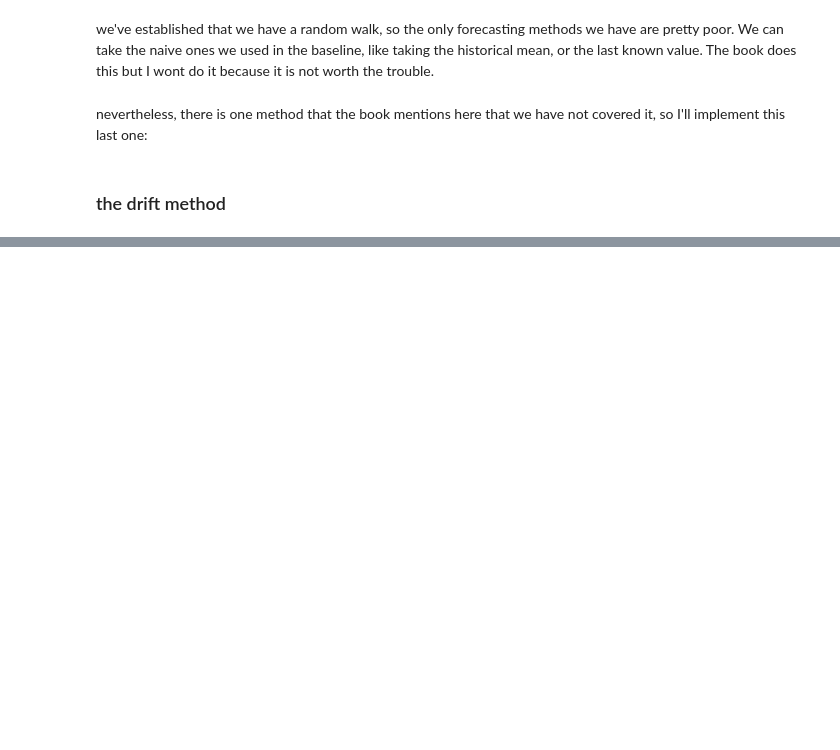
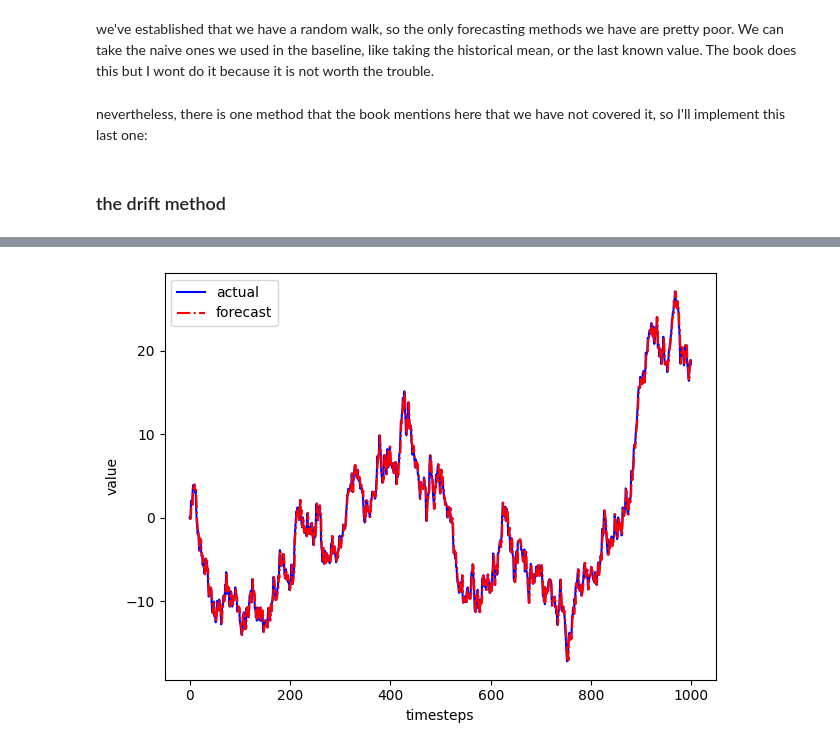
Before and after one commit to bsantanad/time-series, a Jupyter notebook: ch3_random_walk/random_walk.ipynb, the cells around one changed output, grey strips where cells are left out. Cells and saved outputs as stored; diff of their text form; code cells hidden in the pictures; blank space fills up the shorter version.

```diff
--- a/ch3/random_walk.ipynb
+++ b/ch3_random_walk/random_walk.ipynb
@@ -145,5 +146,11 @@ sgt.plot_acf(diff_googl, lags = 20)
 we've established that we have a random walk, so the only forecasting methods we have are pretty poor. We can take the naive ones we used in the baseline, like taking the historical mean, or the last known value. The book does this but I wont do it because it is not worth the trouble.
 # %% [markdown]
 nevertheless, there is one method that the book mentions here that we have not covered it, so I'll implement this last one:
+# %%
+# load our random walk into a df and split in train and test
+df = pd.DataFrame({'value': random_walk})
+
+train = df[:800]
+test = df[800:]
 # %% [markdown]
 ### the drift method
@@ -149,0 +231,15 @@ nevertheless, there is one method that the book mentions here that we have not c
+# %%
+df_shift = df.shift(periods = 1)
+# %%
+fig, ax = plt.subplots()
+
+ax.plot(df, 'b-', label='actual')
+ax.plot(df_shift, 'r-.', label='forecast')
+
+ax.legend(loc=2)
+
+ax.set_xlabel('timesteps')
+ax.set_ylabel('value')
+plt.tight_layout()
+# %% [output]
+[figure, added]
```
Also changed, not shown: parts of 17 cells of this notebook, 2 other files.
